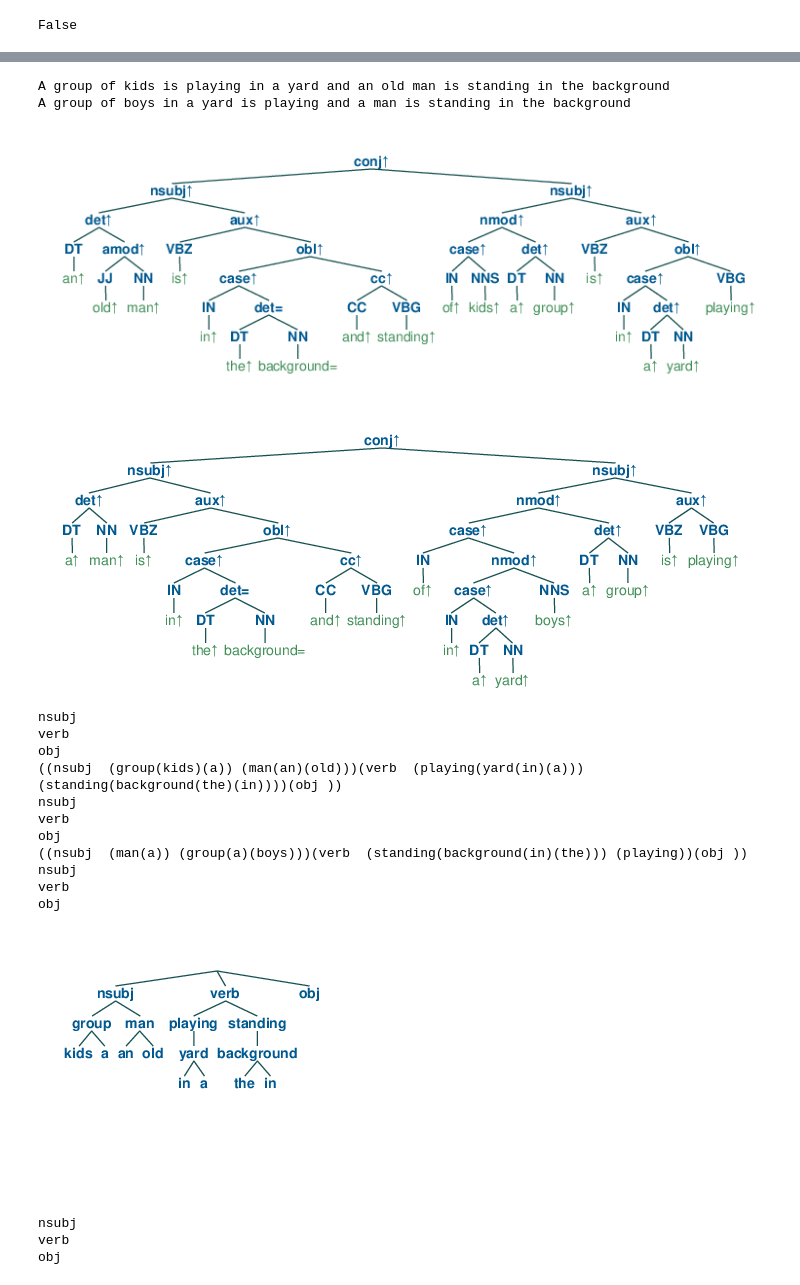
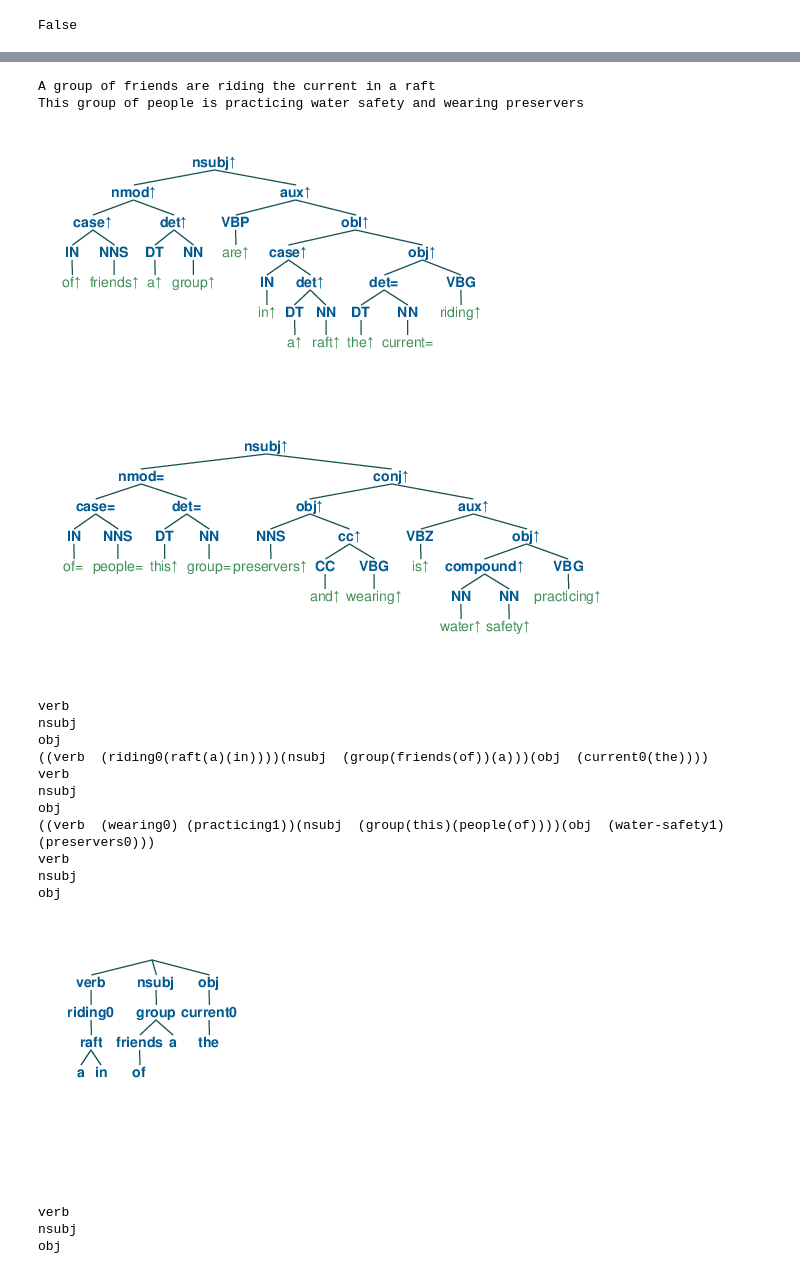
Before and after one commit to eric11eca/NeuralLog, a Jupyter notebook: src/theory_align.ipynb, the cells around one changed output, grey strips where cells are left out. Drawn from its saved outputs; the diff is of its cells as text; code cells hidden in the pictures.

```diff
--- a/src/theory_align.ipynb
+++ b/src/theory_align.ipynb
@@ -84,7 +66,7 @@ def annotation2string(annotation):
 pipeline = PolarizationPipeline(verbose = 1)
 results = []
 results_tree = []
-for sent in testExtract:
+for sent in testToComp:
     tree = pipeline.single_polarization(sent)["polarized_tree"]
     results_tree.append(tree)
     results.append(pipeline.postprocess(tree,""))
@@ -166,3 +169,12 @@ class Unode:
+# %%
+class PairCounter:
+    def __init__(self, initial = 0):
+        self.nsubj = initial
+        self.obj = initial
+    def incrementN(self):
+        self.nsubj += 1
+    def incrementO(self):
+        self.obj += 1
 # %%
 class Ugraph:
     def __init__(self, rootNode):
@@ -173,8 +185,13 @@ class Ugraph:
             self.root.nexts[main] = set()
         self.nodes = set()
         self.contentSet = set()
+        self.chunks = set()
+        self.Pairs = dict()
+        self.Pairs["nsubj"] = dict()
+        self.Pairs["obj"] = dict()
     def add_node(self,node):
         self.nodes.add(node)
+        self.root.addNode(node)
     def add_edge(self, node1, node2):
         if(node1.isRoot):
             self.contentSet.add(node2.word)
@@ -183,6 +200,19 @@ class Ugraph:
         return word_assigned in self.contentSet
     def get_magicText(self):
         return self.root.get_magicText()
+    def addPair(self, newNode, num,type1):
+        newNode.addNum(num)
+        if(num not in self.Pairs[type1]):
+            self.Pairs[type1][num] = [None]
+        if(newNode.prop == "verb"):
+            self.Pairs[type1][num][0] = newNode
+        else:
+            self.Pairs[type1][num].append(newNode)
+        if(len(self.Pairs[type1][num]) > 1 and self.Pairs[type1][num][0] is not None):
+            if(newNode.prop == "verb"):
+                self.Pairs[type1][num][0].addPart(self.Pairs[type1][num][-1],"obj")
+            else:
+                self.Pairs[type1][num][0].addPart(newNode, "obj")
 # %%
 def print_as_graph(tree):
     G = nx.DiGraph()
@@ -265,7 +295,8 @@ def mono2Graph(sent_info):
     #extract_NOV(sent_info, G)
     #print(G.root.nexts)
     #print(sent_info)
-    mono2Graph_recur(sent_info, G, set()) ### root directly assigned for test here
+    counter = PairCounter()
+    mono2Graph_recur(sent_info, G, set(),"verb",counter) ### root directly assigned for test here
     return G
 # %%
 def printUgraph_inText(Ugraph):
@@ -557,58 +612,58 @@ pipeline = PolarizationPipeline(verbose = 1)
 #     results.append(pipeline.postprocess(tree,""))
 # print(results)
 i = 1
+testNum = 65
 for line in lines:
-    if(i==2):
+    if(i==testNum):
         # if(indexStart < 1):
         #     indexStart = indexStart + 1
         # else:
         argArr = line.split("\t")
         if(1):#argArr[4]=="ENTAILMENT\n"):
             #output.append(learn_variation(argArr[1], argArr[2], argArr[3], argArr[4][0:len(argArr[4])-2]))
             print(argArr[1])
             print(argArr[2])
             tree1 = pipeline.single_polarization(argArr[1])["polarized_tree"]
             tree2 = pipeline.single_polarization(argArr[2])["polarized_tree"]
             visualize_tree(pipeline.postprocess(tree1,""))
             visualize_tree(pipeline.postprocess(tree2,""))
             graph1 = mono2Graph(tree1)
             graph2 = mono2Graph(tree2)
             print(graph1.get_magicText())
             print(graph2.get_magicText())
             jupyter_draw_nltk_tree(Tree.fromstring(graph1.get_magicText()))
             jupyter_draw_nltk_tree(Tree.fromstring(graph2.get_magicText()))
             printUgraph_inText(graph1)
             printUgraph_inText(graph2)
 
             fileOut.write(line)
         if(argArr[4] == "CONTRADICTION\n"):
             fileOut1.write(line)
 
-    elif(i>2):
+    elif(i>testNum):
         break
-    else:
-        i+=1
+    i+=1
 #print(output)
 file.close
 fileOut.close
 fileOut1.close
 # %% [output]
-A group of kids is playing in a yard and an old man is standing in the background
-A group of boys in a yard is playing and a man is standing in the background
+A group of friends are riding the current in a raft
+This group of people is practicing water safety and wearing preservers
-[figure, old version]
+[figure, new version]
-[figure, old version]
+[figure, new version]
+verb
 nsubj
+obj
+((verb  (riding0(raft(a)(in))))(nsubj  (group(friends(of))(a)))(obj  (current0(the))))
 verb
+nsubj
 obj
-((nsubj  (group(kids)(a)) (man(an)(old)))(verb  (playing(yard(in)(a))) (standing(background(the)(in))))(obj ))
+((verb  (wearing0) (practicing1))(nsubj  (group(this)(people(of))))(obj  (water-safety1) (preservers0)))
+verb
 nsubj
-verb
 obj
-((nsubj  (man(a)) (group(a)(boys)))(verb  (standing(background(in)(the))) (playing))(obj ))
-nsubj
-verb
-obj
-[figure, old version]
+[figure, new version]
+verb
 nsubj
-verb
 obj
```
Also changed, not shown: parts of 43 cells of this notebook.
